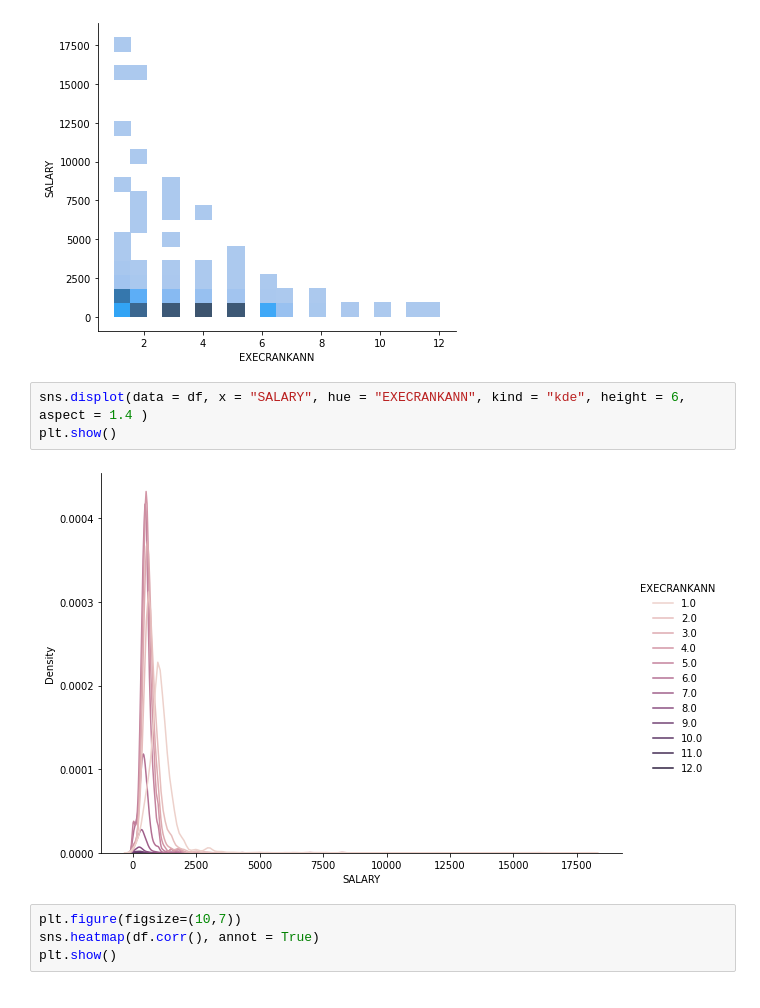
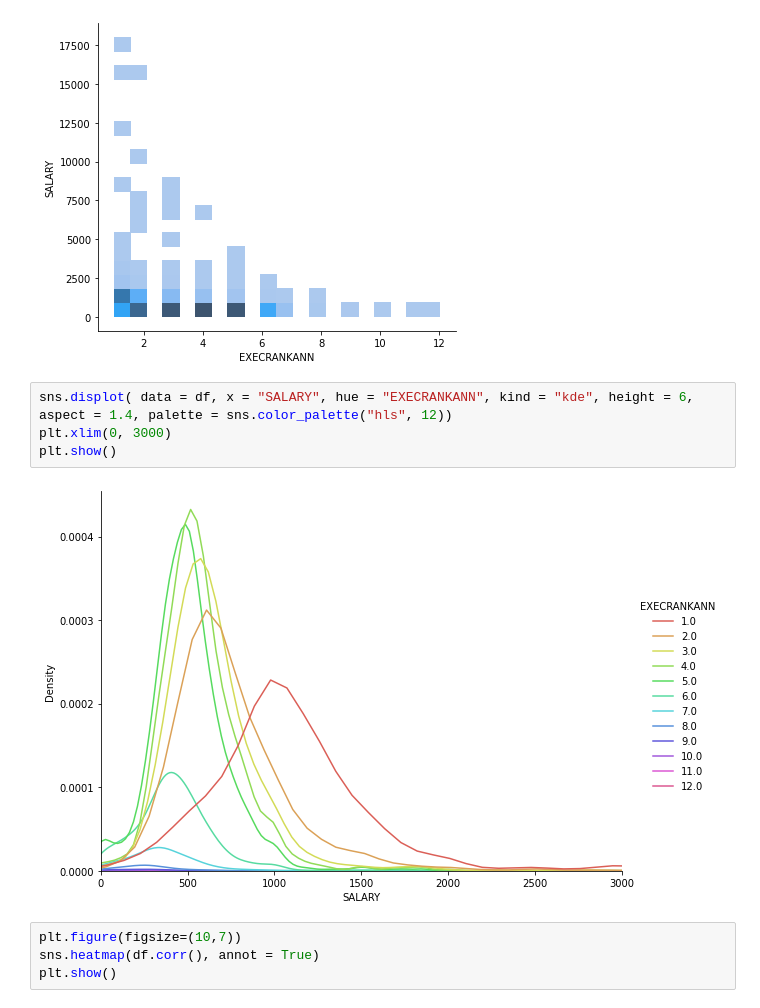
Before and after one commit to ashirm1999/Stock-Price-Prediction-Using-Neural-Network, a Jupyter notebook: Data_Initiative_RA_Project.ipynb, the cells around one changed output. Drawn from its saved outputs; the diff is of its cells as text.

```diff
--- a/Data_Initiative_RA_Project.ipynb
+++ b/Data_Initiative_RA_Project.ipynb
@@ -86,10 +100,11 @@ plt.show()
 <Figure size 1440x720 with 0 Axes>
 [figure]
 # %%
-sns.displot(data = df, x = "SALARY", hue = "EXECRANKANN", kind = "kde", height = 6, aspect = 1.4 )
+sns.displot( data = df, x = "SALARY", hue = "EXECRANKANN", kind = "kde", height = 6, aspect = 1.4, palette = sns.color_palette("hls", 12))
+plt.xlim(0, 3000)
 plt.show()
 # %% [output]
-[figure, old version]
+[figure, new version]
 # %%
 plt.figure(figsize=(10,7))
 sns.heatmap(df.corr(), annot = True)
```
Also changed, not shown: parts of 5 cells of this notebook.
